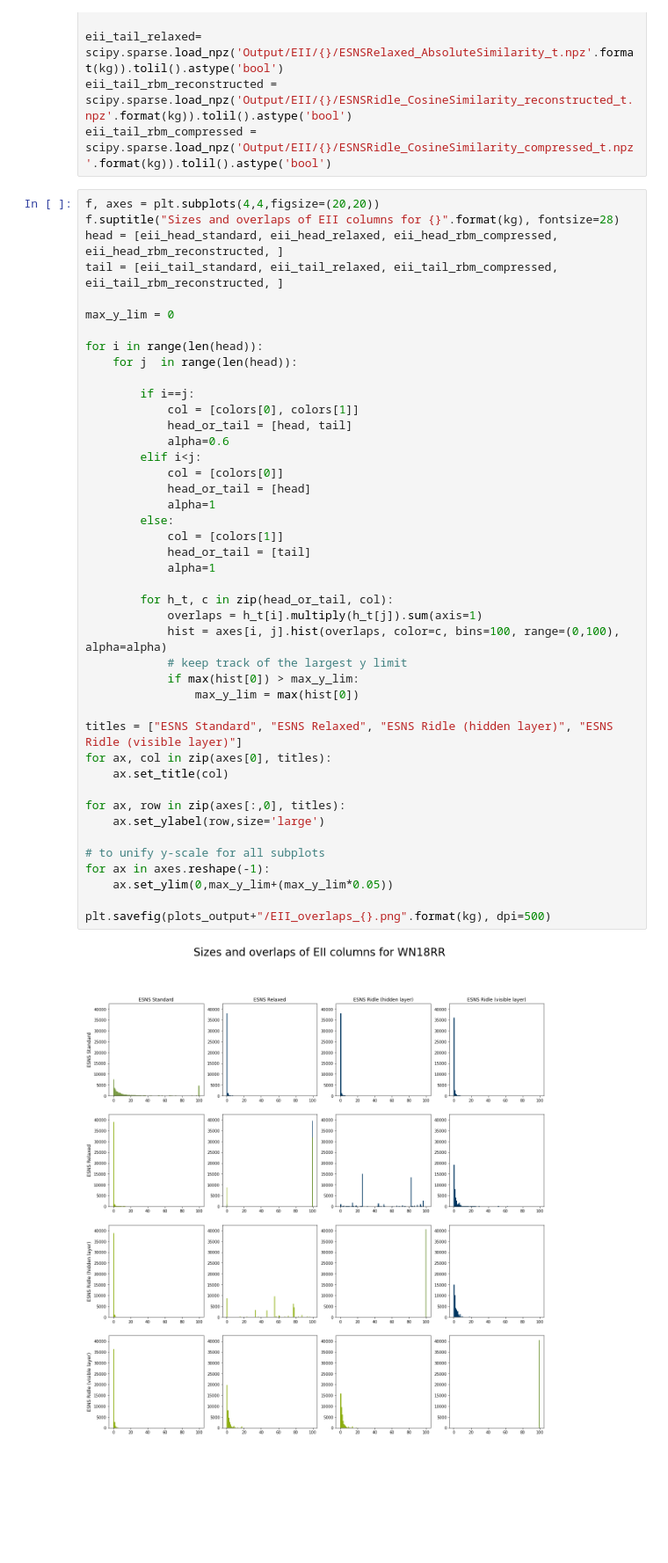
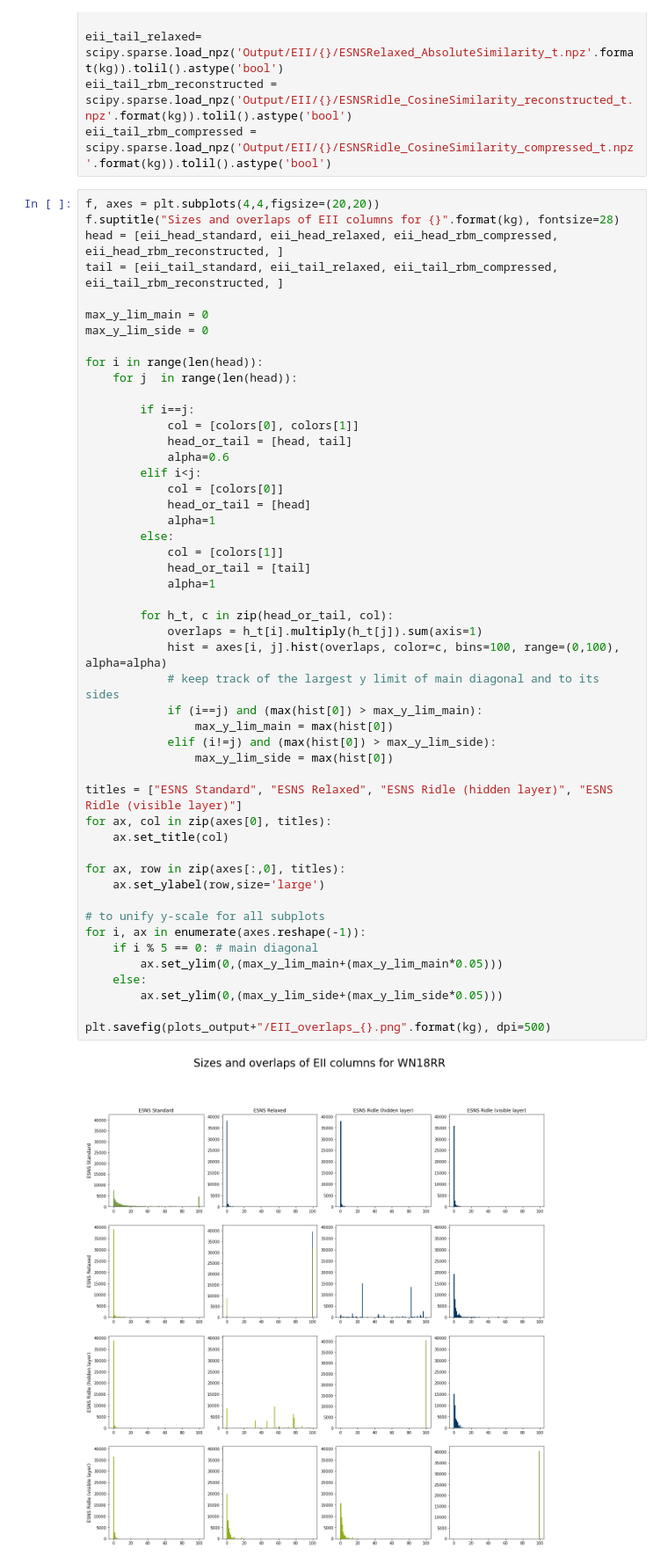
Before and after one commit to jguski/negative_sampling_rbm, a Jupyter notebook: kg_statistics.ipynb, the cells around one changed output. Shown at 88% size. Cells and saved outputs as stored; diff of their text form; blank space fills up the shorter version.

```diff
--- a/kg_statistics.ipynb
+++ b/kg_statistics.ipynb
@@ -366,42 +366,48 @@ f.suptitle("Sizes and overlaps of EII columns for {}".format(kg), fontsize=28)
 head = [eii_head_standard, eii_head_relaxed, eii_head_rbm_compressed, eii_head_rbm_reconstructed, ]
 tail = [eii_tail_standard, eii_tail_relaxed, eii_tail_rbm_compressed, eii_tail_rbm_reconstructed, ]
 
-max_y_lim = 0
+max_y_lim_main = 0
+max_y_lim_side = 0
 
 for i in range(len(head)):
     for j  in range(len(head)):
 
         if i==j:
             col = [colors[0], colors[1]]
             head_or_tail = [head, tail]
             alpha=0.6
         elif i<j:
             col = [colors[0]]
             head_or_tail = [head]
             alpha=1
         else:
             col = [colors[1]]
             head_or_tail = [tail]
             alpha=1
 
         for h_t, c in zip(head_or_tail, col):
             overlaps = h_t[i].multiply(h_t[j]).sum(axis=1)
             hist = axes[i, j].hist(overlaps, color=c, bins=100, range=(0,100), alpha=alpha)
-            # keep track of the largest y limit
-            if max(hist[0]) > max_y_lim:
-                max_y_lim = max(hist[0])
+            # keep track of the largest y limit of main diagonal and to its sides
+            if (i==j) and (max(hist[0]) > max_y_lim_main):
+                max_y_lim_main = max(hist[0])
+            elif (i!=j) and (max(hist[0]) > max_y_lim_side):
+                max_y_lim_side = max(hist[0])
 
 titles = ["ESNS Standard", "ESNS Relaxed", "ESNS Ridle (hidden layer)", "ESNS Ridle (visible layer)"]
 for ax, col in zip(axes[0], titles):
     ax.set_title(col)
 
 for ax, row in zip(axes[:,0], titles):
     ax.set_ylabel(row,size='large')
 
 # to unify y-scale for all subplots
-for ax in axes.reshape(-1):
-    ax.set_ylim(0,max_y_lim+(max_y_lim*0.05))
+for i, ax in enumerate(axes.reshape(-1)):
+    if i % 5 == 0: # main diagonal
+        ax.set_ylim(0,(max_y_lim_main+(max_y_lim_main*0.05)))
+    else:
+        ax.set_ylim(0,(max_y_lim_side+(max_y_lim_side*0.05)))
 
 plt.savefig(plots_output+"/EII_overlaps_{}.png".format(kg), dpi=500)
 # %% [output]
-[figure, old version]
+[figure, new version]
```
Also changed, not shown: 4 other files.
